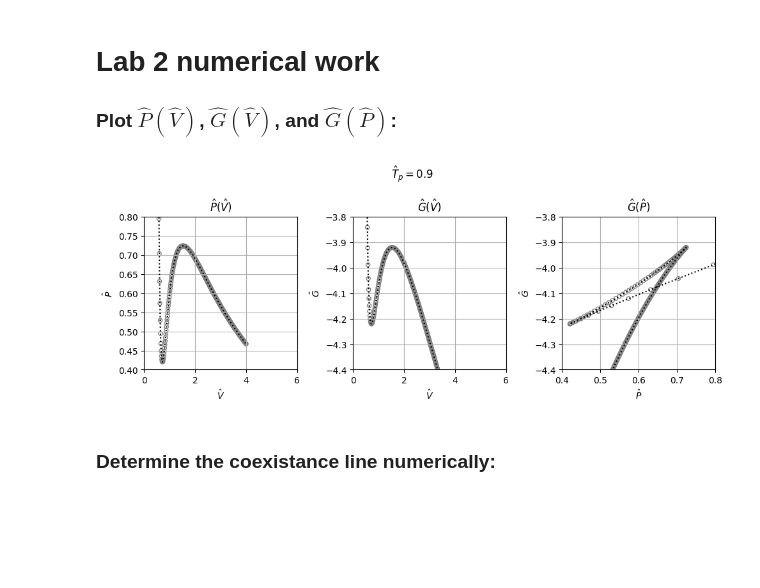
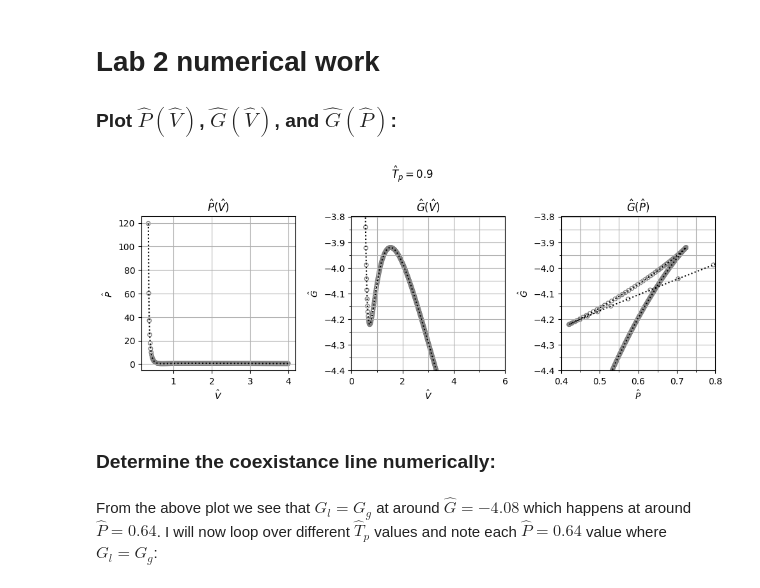
Before and after one commit to LassePladsen/FYS2160, a Jupyter notebook: Lab/Lab 2/numerical_work.ipynb, the cells around one changed output. Saved outputs shown, nothing was run; the diff lists cells and outputs as text; code cells hidden in the pictures; blank space fills up the shorter version.

```diff
--- a/Lab/Lab 2/numerical_work.ipynb
+++ b/Lab/Lab 2/numerical_work.ipynb
@@ -16,7 +17,7 @@ plot_marker = "k:"
 
 # Expressions
 P_hat = 8 * T_hat_b / (3 * V_hat - 1) - 3 / V_hat**2
-G_hat = -8/3 * T_hat_b * np.log(3*V_hat - 1) - 3/V_hat + P_hat * V_hat
+G_hat = -8 / 3 * T_hat_b * np.log(3 * V_hat - 1) - 3 / V_hat + P_hat * V_hat
 
 fig, axs = plt.subplots(1, 3, figsize=(10, 6))
 fig.suptitle("$\hat{T}_p=$" + str(T_hat_b), y=0.8)
@@ -24,38 +25,44 @@ fig.suptitle("$\hat{T}_p=$" + str(T_hat_b), y=0.8)
 # Plot P_hat(V_hat)
 axs[0].scatter(V_hat, P_hat, scatter_size, color=scatter_color, facecolors="none")
 axs[0].plot(V_hat, P_hat, plot_marker)
 axs[0].set_xlabel("$\hat{V}$")
 axs[0].set_ylabel("$\hat{P}$")
 axs[0].set_title("$\hat{P}(\hat{V})$")
-axs[0].set_xlim(0, 6)
-axs[0].set_ylim(0.4, 0.8)
+axs[0].xaxis.set_minor_locator(MultipleLocator(1))  # set minor grid yticks
+# axs[0].yaxis.set_minor_locator(MultipleLocator(0.05))  # set minor grid yticks
 axs[0].set_box_aspect(1)
-axs[0].grid(True)
+axs[0].grid(True, which="both")
 
 # Plot G_hat(V_hat):
 axs[1].scatter(V_hat, G_hat, scatter_size, color=scatter_color, facecolors="none")
 axs[1].plot(V_hat, G_hat, plot_marker)
 axs[1].set_xlabel("$\hat{V}$")
 axs[1].set_ylabel("$\hat{G}$")
 axs[1].set_title("$\hat{G}(\hat{V})$")
 axs[1].set_xlim(0, 6)
 axs[1].set_ylim(-4.4, -3.8)
+axs[1].xaxis.set_minor_locator(MultipleLocator(1))  # set minor grid xticks
+axs[1].yaxis.set_minor_locator(MultipleLocator(0.05))  # set minor grid yticks
 axs[1].set_box_aspect(1)
-axs[1].grid(True)
+axs[1].grid(True, which="both")
 
 # Plot G_hat(P_hat):
 axs[2].scatter(P_hat, G_hat, scatter_size, color=scatter_color, facecolors="none")
 axs[2].plot(P_hat, G_hat, plot_marker)
 axs[2].set_xlabel("$\hat{P}$")
 axs[2].set_ylabel("$\hat{G}$")
 axs[2].set_title("$\hat{G}(\hat{P})$")
 axs[2].set_xlim(0.4, 0.8)
 axs[2].set_ylim(-4.4, -3.8)
+axs[2].xaxis.set_minor_locator(MultipleLocator(0.05))  # set minor grid xticks
+axs[2].yaxis.set_minor_locator(MultipleLocator(0.05))  # set minor grid yticks
 axs[2].set_box_aspect(1)  # make plot square
-axs[2].grid(True)
+axs[2].grid(True, which="both")
 
 plt.tight_layout()
 # %% [output]
-[figure, old version]
+[figure, new version]
 # %% [markdown]
 ### Determine the coexistance line numerically:
+# %% [markdown]
+From the above plot we see that $G_l=G_g$ at around $\hat{G}=-4.08$ which happens at around $\hat{P}=0.64$. I will now loop over different $\hat{T}_p$ values and note each $\hat{P}=0.64$ value where $G_l=G_g$:
```
Also changed, not shown: parts of 2 cells of this notebook.
